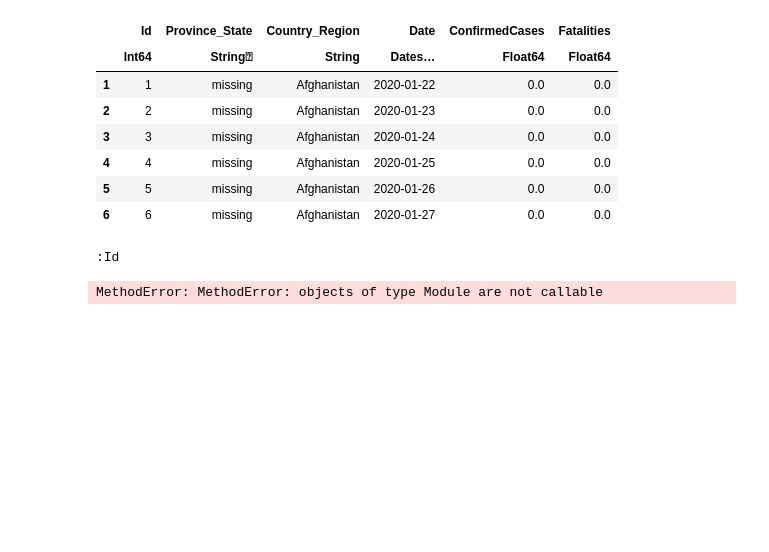
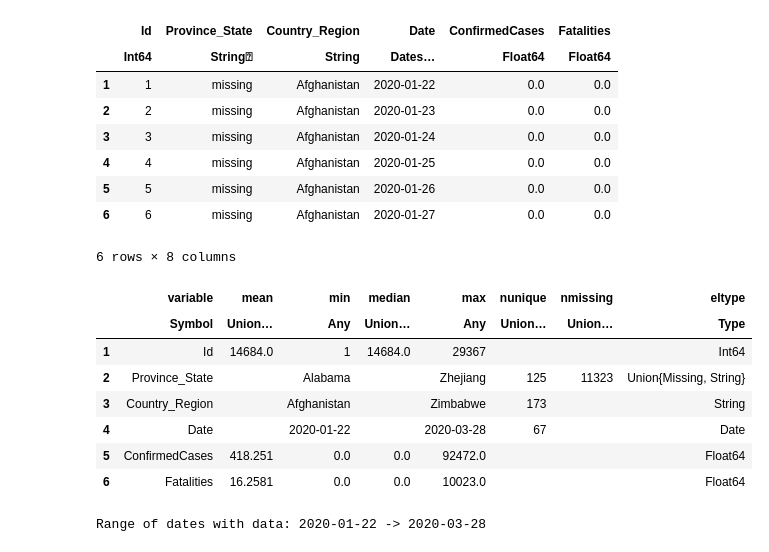
Before and after one commit to Shenghao1993/covid19-cases-forecast, a Jupyter notebook: 1.0-covid19-exploratory-data-analysis.ipynb, the cells around one changed output. Cells and saved outputs as stored; diff of their text form; code cells hidden in the pictures; blank space fills up the shorter version.

```diff
--- a/1.0-covid19-exploratory-data-analysis.ipynb
+++ b/1.0-covid19-exploratory-data-analysis.ipynb
@@ -16,21 +21,20 @@ first(train_df, 6)
 | 4 | 4 | missing | Afghanistan | 2020-01-25 | 0.0 | 0.0 |
 | 5 | 5 | missing | Afghanistan | 2020-01-26 | 0.0 | 0.0 |
 | 6 | 6 | missing | Afghanistan | 2020-01-27 | 0.0 | 0.0 |
-# %%
-names(train_df)[1]
-
-# info_df = pd.DataFrame(world_combined_df.dtypes)
-# info_df['MissingVal'] = world_combined_df.isnull().sum()
-# info_df['NUnique'] = world_combined_df.nunique()
-# info_df['Count'] = world_combined_df.count()
-# info_df['PercentMissingVal'] = info_df.apply(lambda info: round(info.MissingVal / (info.Count + info.MissingVal), 6), axis=1)
-# round(info_df['MissingVal'] / info_df['Count'], 6)
-# info_df = info_df.rename(columns = {0: 'DataType'})
-# info_df
-# %% [output]
-:Id
-# %%
-info_df = DataFrames(col = Strings.names(train_df))
-info_df
-# %% [output]
-MethodError: MethodError: objects of type Module are not callable
+# %%
+describe(train_df)
+# %% [output]
+6 rows × 8 columns
+|  | variable | mean | min | median | max | nunique | nmissing | eltype |
+|  | Symbol | Union… | Any | Union… | Any | Union… | Union… | Type |
+| 1 | Id | 14684.0 | 1 | 14684.0 | 29367 |  |  | Int64 |
+| 2 | Province_State |  | Alabama |  | Zhejiang | 125 | 11323 | Union{Missing, String} |
+| 3 | Country_Region |  | Afghanistan |  | Zimbabwe | 173 |  | String |
+| 4 | Date |  | 2020-01-22 |  | 2020-03-28 | 67 |  | Date |
+| 5 | ConfirmedCases | 418.251 | 0.0 | 0.0 | 92472.0 |  |  | Float64 |
+| 6 | Fatalities | 16.2581 | 0.0 | 0.0 | 10023.0 |  |  | Float64 |
+# %%
+print("Range of dates with data: ")
+print(unique(train_df.Date)[1], " -> ", unique(train_df.Date)[end])
+# %% [output]
+Range of dates with data: 2020-01-22 -> 2020-03-28
```
Also changed, not shown: parts of 9 cells of this notebook.
